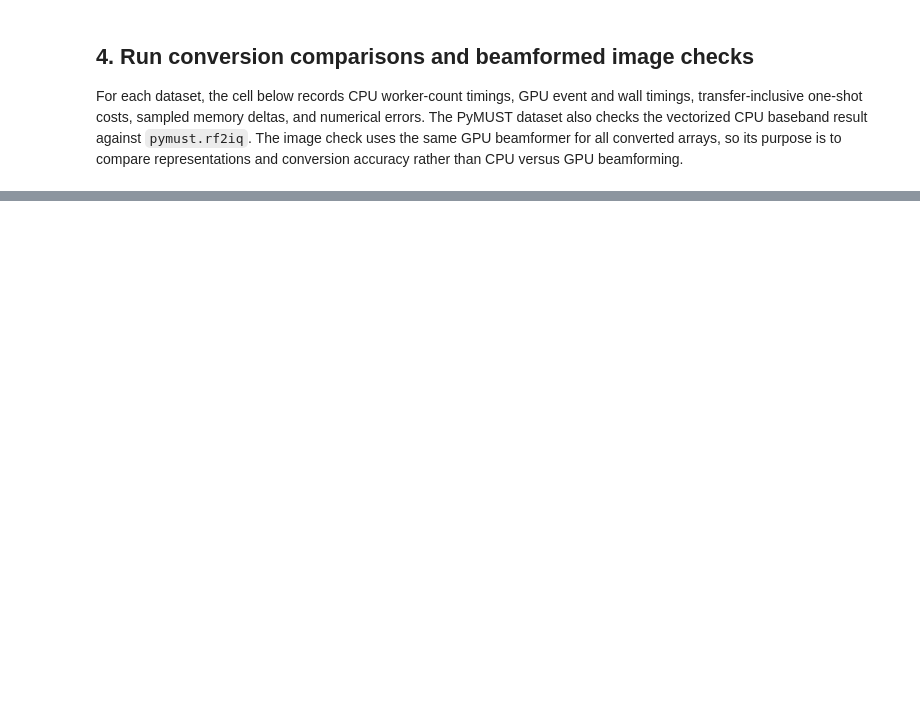
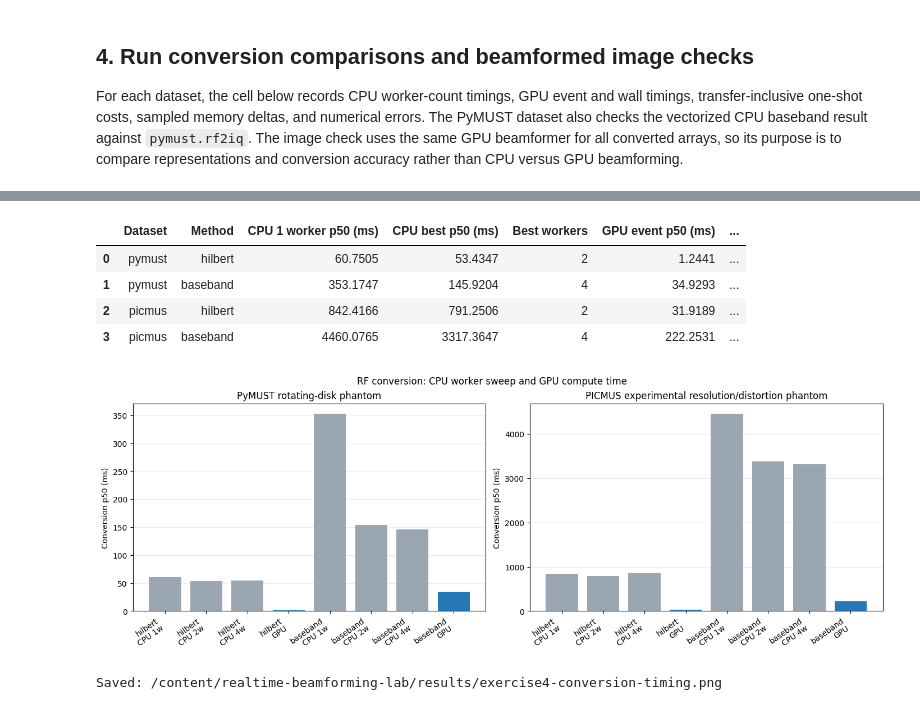
Before and after one commit to vickgidwani/realtime-beamforming-lab, a Jupyter notebook: exercises/04-rf-to-iq-scaling.ipynb, the cells around one changed output, grey strips where cells are left out. Drawn from its saved outputs; the diff is of its cells as text; code cells hidden in the pictures; blank space fills up the shorter version.

Commit message:
Complete beamforming exercise benchmark results

```diff
--- a/exercises/04-rf-to-iq-scaling.ipynb
+++ b/exercises/04-rf-to-iq-scaling.ipynb
@@ -29,11 +33,12 @@ import os
 
 RUN_CPU_WORKER_SWEEP = True
 RUN_BEAMFORM_IMAGE_CHECKS = True
-RUN_SYNTHETIC_SCALE_CASE = False  # Enable only if a larger scale point is useful.
+RUN_SYNTHETIC_SCALE_CASE = True  # Four times the measured PICMUS trace count.
+RUN_PICMUS_ANGLE_SCALING = True
 CPU_WORKERS = (1, 2, 4)
 WARMUP_RUNS = 1
 MEASURED_RUNS = 3
-SYNTHETIC_SCALE_MULTIPLIER = 2
+SYNTHETIC_SCALE_MULTIPLIER = 4
 
 _candidates = [Path("/content/realtime-beamforming-lab"), Path.cwd(), *Path.cwd().resolve().parents]
 ROOT = next((p.resolve() for p in _candidates if (p / "pyproject.toml").is_file()), Path.cwd().resolve())
@@ -129,6 +175,7 @@ PICMUS_URL = "https://zenodo.org/records/20261898/files/PICMUS_experiment_resolu
 PICMUS_FILENAME = "PICMUS_experiment_resolution_distortion.uff"
 PICMUS_SIZE = 145_518_524
 PICMUS_SHA256 = "c93af0781daeebf771e53a42a629d4f311407410166ef2f1d227e9d2a1b8c641"
+PICMUS_TRANSMIT_FREQUENCY_HZ = 5.208e6  # PICMUS challenge transmit-pulse specification.
 _download_start = time.perf_counter_ns()
 picmus_path = cached_download(
     PICMUS_URL, expected_size=PICMUS_SIZE, expected_hash=PICMUS_SHA256,
@@ -145,10 +192,11 @@ if picmus_rf_original.ndim == 3:
 picmus_rf = np.ascontiguousarray(picmus_rf_original, dtype=np.float32)
 picmus_parse_array_ms = (time.perf_counter_ns() - _parse_start) / 1e6
 
-picmus_carrier_hz = float(picmus_channel_data.pulse.center_frequency)
+picmus_carrier_hz = PICMUS_TRANSMIT_FREQUENCY_HZ
 picmus_modulation_hz = float(picmus_channel_data.modulation_frequency)
+picmus_pulse_metadata_present = picmus_channel_data.pulse is not None
 if not np.isfinite(picmus_carrier_hz) or picmus_carrier_hz <= 0:
-    raise ValueError("PICMUS pulse.center_frequency is missing or invalid; verify UFF metadata before conversion.")
+    raise ValueError("PICMUS transmit frequency is missing or invalid; verify the challenge specification.")
 if picmus_modulation_hz != 0.0:
     raise ValueError(
         f"Expected real raw PICMUS RF with modulation_frequency=0 Hz; got {picmus_modulation_hz}. "
@@ -188,6 +236,7 @@ datasets = {
         "file_sha256": PICMUS_SHA256,
         "rf_array_sha256": array_fingerprint(picmus_rf),
         "uff_modulation_frequency_hz": picmus_modulation_hz,
+        "uff_pulse_metadata_present": picmus_pulse_metadata_present,
     },
 }
 
@@ -199,5 +248,6 @@ for _name, _item in datasets.items():
         f"fs={_item['meta']['fs_hz']/1e6:.3f} MHz, fc={_item['meta']['fc_hz']/1e6:.3f} MHz, "
         f"load/cache={_item['load_ms']:.1f} ms"
     )
-print("PICMUS pulse center frequency:", picmus_carrier_hz / 1e6, "MHz")
+print("PICMUS transmit frequency (challenge specification):", picmus_carrier_hz / 1e6, "MHz")
+print("PICMUS UFF pulse metadata present:", picmus_pulse_metadata_present)
 print("PICMUS modulation-frequency metadata:", picmus_modulation_hz, "Hz")
@@ -736,36 +1363,49 @@ for dataset_name, dataset_result in report["datasets"].items():
             "GPU pool delta (MiB)": method_result["gpu"]["sampled_memory"]["sampled_cupy_pool_peak_delta_mib"],
         })
 summary = pd.DataFrame(rows)
 display(summary.round(4))
 
 fig, axes = plt.subplots(1, len(report["datasets"]), figsize=(14, 5), squeeze=False, constrained_layout=True)
 for ax, (dataset_name, dataset_result) in zip(axes[0], report["datasets"].items()):
     methods = ("hilbert", "baseband")
     positions, labels, values, colors = [], [], [], []
+    workers_to_plot = CPU_WORKERS if RUN_CPU_WORKER_SWEEP else (1,)
+    slots_per_method = len(workers_to_plot) + 1
     for m_index, method in enumerate(methods):
         method_result = dataset_result["methods"][method]
-        for worker in CPU_WORKERS if RUN_CPU_WORKER_SWEEP else (1,):
+        category_start = m_index * slots_per_method
+        category_offset = 0
+        for worker in workers_to_plot:
             key = str(worker)
             if key in method_result["cpu_workers"]:
-                positions.append(m_index * 6 + worker - 1)
+                positions.append(category_start + category_offset)
                 labels.append(f"{method}\nCPU {worker}w")
                 values.append(method_result["cpu_workers"][key]["p50_ms"])
                 colors.append("#9aa7b2")
-        positions.append(m_index * 6 + 4)
+                category_offset += 1
+        positions.append(category_start + category_offset)
         labels.append(f"{method}\nGPU")
         values.append(method_result["gpu"]["device_event"]["p50_ms"])
         colors.append("#2878b5")
     bars = ax.bar(positions, values, color=colors, width=0.78)
     ax.set_xticks(positions, labels, rotation=35, ha="right")
     ax.set_ylabel("Conversion p50 (ms)")
     ax.set_title(dataset_result["label"])
     ax.grid(axis="y", alpha=0.25)
     ax.set_axisbelow(True)
 fig.suptitle("RF conversion: CPU worker sweep and GPU compute time")
 timing_plot_path = RESULTS_DIR / "exercise4-conversion-timing.png"
 fig.savefig(timing_plot_path, dpi=180, bbox_inches="tight")
 plt.show()
 print("Saved:", timing_plot_path)
+# %% [output]
+|  | Dataset | Method | CPU 1 worker p50 (ms) | CPU best p50 (ms) | Best workers | GPU event p50 (ms) | ... |
+| 0 | pymust | hilbert | 60.7505 | 53.4347 | 2 | 1.2441 | ... |
+| 1 | pymust | baseband | 353.1747 | 145.9204 | 4 | 34.9293 | ... |
+| 2 | picmus | hilbert | 842.4166 | 791.2506 | 2 | 31.9189 | ... |
+| 3 | picmus | baseband | 4460.0765 | 3317.3647 | 4 | 222.2531 | ... |
+[figure, added]
+Saved: /content/realtime-beamforming-lab/results/exercise4-conversion-timing.png
 # %%
 if RUN_BEAMFORM_IMAGE_CHECKS:
     fig, axes = plt.subplots(len(image_outputs), 3, figsize=(14, 5 * len(image_outputs)), squeeze=False, constrained_layout=True)
```
Also changed, not shown: parts of 20 cells of this notebook, 23 other files.
